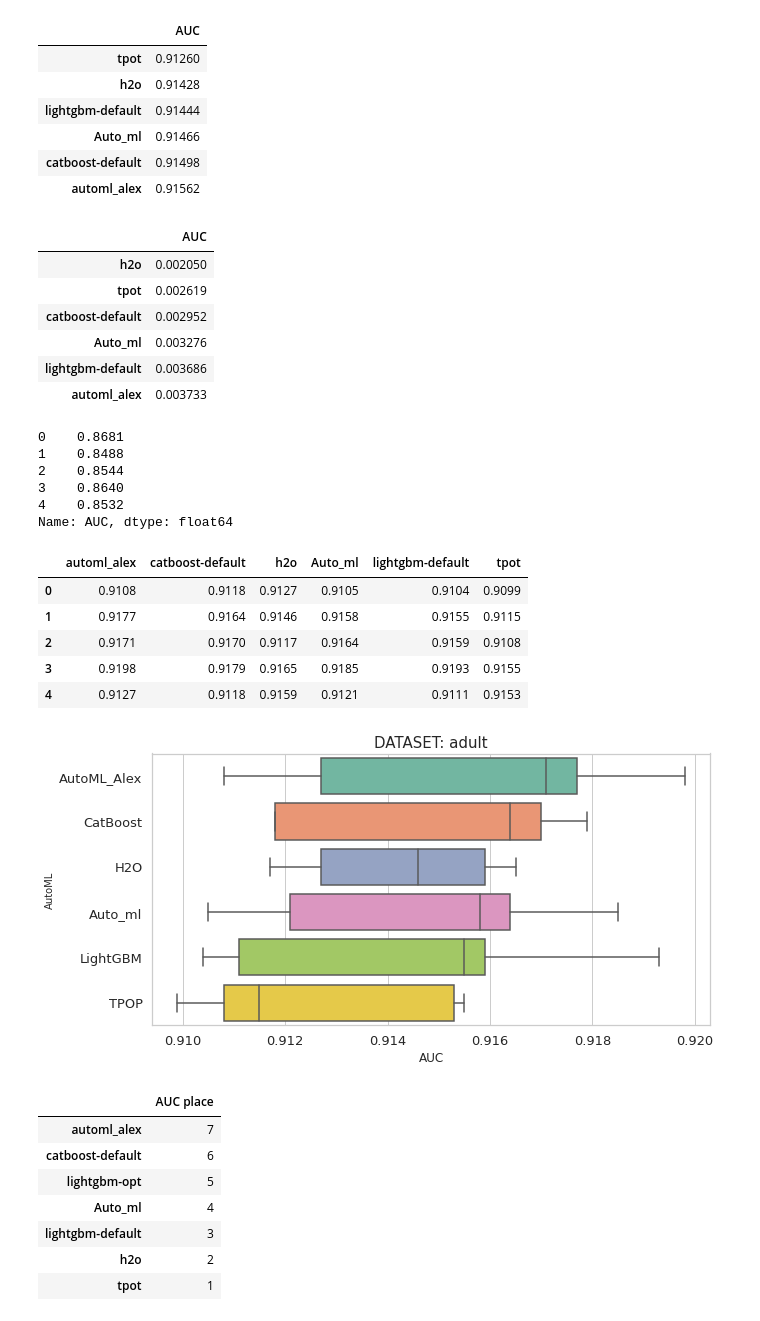
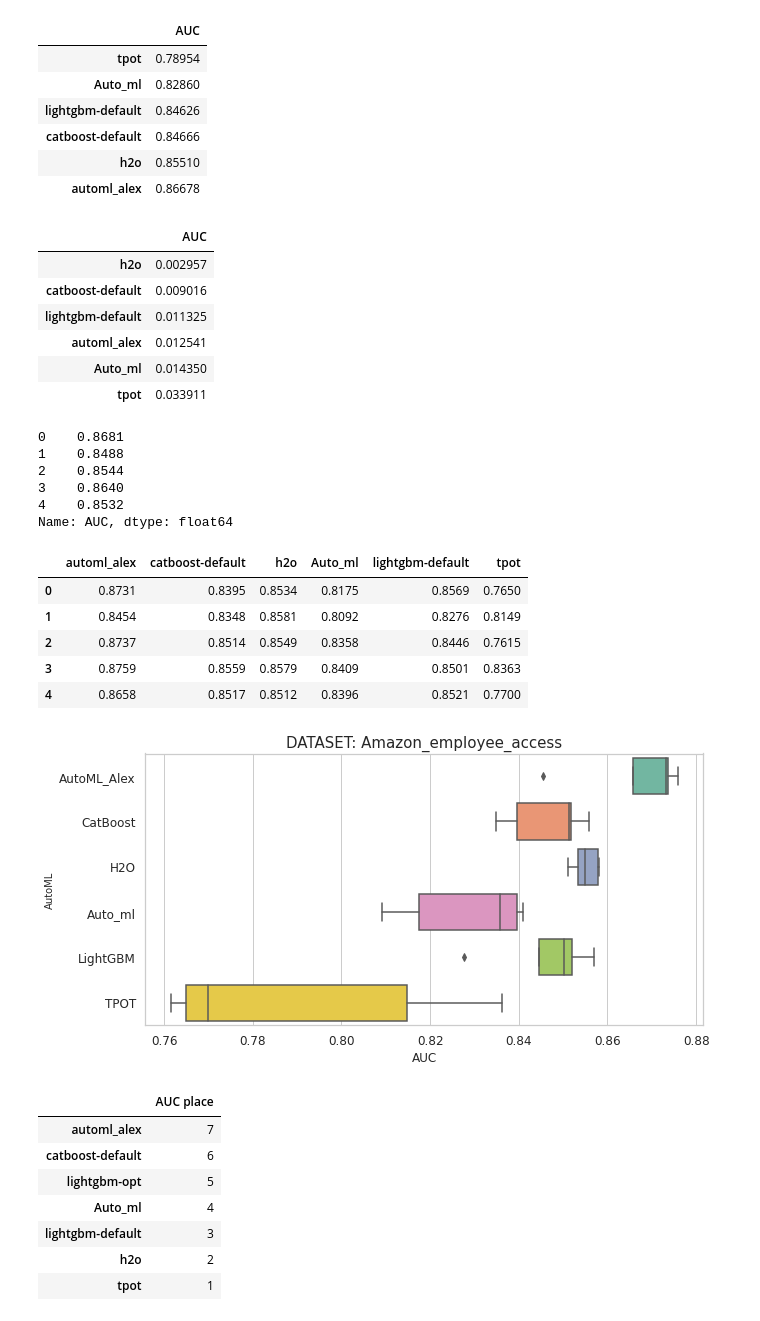
Before and after one commit to Alex-Lekov/AutoML-Benchmark, a Jupyter notebook: binary-classification/bench_v1.ipynb, the cells around one changed output. Cells and saved outputs as stored; diff of their text form; code cells hidden in the pictures.

```diff
--- a/binary-classification/bench_v1.ipynb
+++ b/binary-classification/bench_v1.ipynb
@@ -6,8 +6,8 @@ import matplotlib.pyplot as plt
 import seaborn as sns
 # %%
 dataset_names = [
-         'adult',
-         #'Amazon_employee_access',
+         #'adult',
+         'Amazon_employee_access',
          #'bank-marketing',
          #'Click_prediction_small',
         # 'credit-g',
@@ -77,22 +77,22 @@ total_place
 res
 # %% [output]
 |  | AUC |
-| tpot | 0.91260 |
-| h2o | 0.91428 |
-| lightgbm-default | 0.91444 |
-| Auto_ml | 0.91466 |
-| catboost-default | 0.91498 |
-| automl_alex | 0.91562 |
+| tpot | 0.78954 |
+| Auto_ml | 0.82860 |
+| lightgbm-default | 0.84626 |
+| catboost-default | 0.84666 |
+| h2o | 0.85510 |
+| automl_alex | 0.86678 |
 # %%
 res_std
 # %% [output]
 |  | AUC |
-| h2o | 0.002050 |
-| tpot | 0.002619 |
-| catboost-default | 0.002952 |
-| Auto_ml | 0.003276 |
-| lightgbm-default | 0.003686 |
-| automl_alex | 0.003733 |
+| h2o | 0.002957 |
+| catboost-default | 0.009016 |
+| lightgbm-default | 0.011325 |
+| automl_alex | 0.012541 |
+| Auto_ml | 0.014350 |
+| tpot | 0.033911 |
 # %%
 tmp_df
 # %% [output]
@@ -106,21 +106,21 @@ Name: AUC, dtype: float64
 all_df
 # %% [output]
 |  | automl_alex | catboost-default | h2o | Auto_ml | lightgbm-default | tpot |
-| 0 | 0.9108 | 0.9118 | 0.9127 | 0.9105 | 0.9104 | 0.9099 |
-| 1 | 0.9177 | 0.9164 | 0.9146 | 0.9158 | 0.9155 | 0.9115 |
-| 2 | 0.9171 | 0.9170 | 0.9117 | 0.9164 | 0.9159 | 0.9108 |
-| 3 | 0.9198 | 0.9179 | 0.9165 | 0.9185 | 0.9193 | 0.9155 |
-| 4 | 0.9127 | 0.9118 | 0.9159 | 0.9121 | 0.9111 | 0.9153 |
+| 0 | 0.8731 | 0.8395 | 0.8534 | 0.8175 | 0.8569 | 0.7650 |
+| 1 | 0.8454 | 0.8348 | 0.8581 | 0.8092 | 0.8276 | 0.8149 |
+| 2 | 0.8737 | 0.8514 | 0.8549 | 0.8358 | 0.8446 | 0.7615 |
+| 3 | 0.8759 | 0.8559 | 0.8579 | 0.8409 | 0.8501 | 0.8363 |
+| 4 | 0.8658 | 0.8517 | 0.8512 | 0.8396 | 0.8521 | 0.7700 |
 # %%
-all_df.columns = ['AutoML_Alex', 'CatBoost', 'H2O', 'Auto_ml', 'LightGBM', 'TPOP']
+all_df.columns = ['AutoML_Alex', 'CatBoost', 'H2O', 'Auto_ml', 'LightGBM', 'TPOT']
 plt.figure(figsize=(10,5),)
 sns.boxplot(data=all_df, orient="h", palette="Set2",).set_title('DATASET: '+dataset_name, size = 15,)
-plt.tick_params(labelsize=13)
+plt.tick_params(labelsize=12)
 plt.ylabel("AutoML", size=10,)
 plt.xlabel("AUC", size=12)
 plt.savefig(f'{dataset_name}.png')
 # %% [output]
-[figure, old version]
+[figure, new version]
 # %%
 bench = pd.io.json.json_normalize(bench_result,).T
 # %%
```
Also changed, not shown: parts of 2 cells of this notebook, 15 other files.
